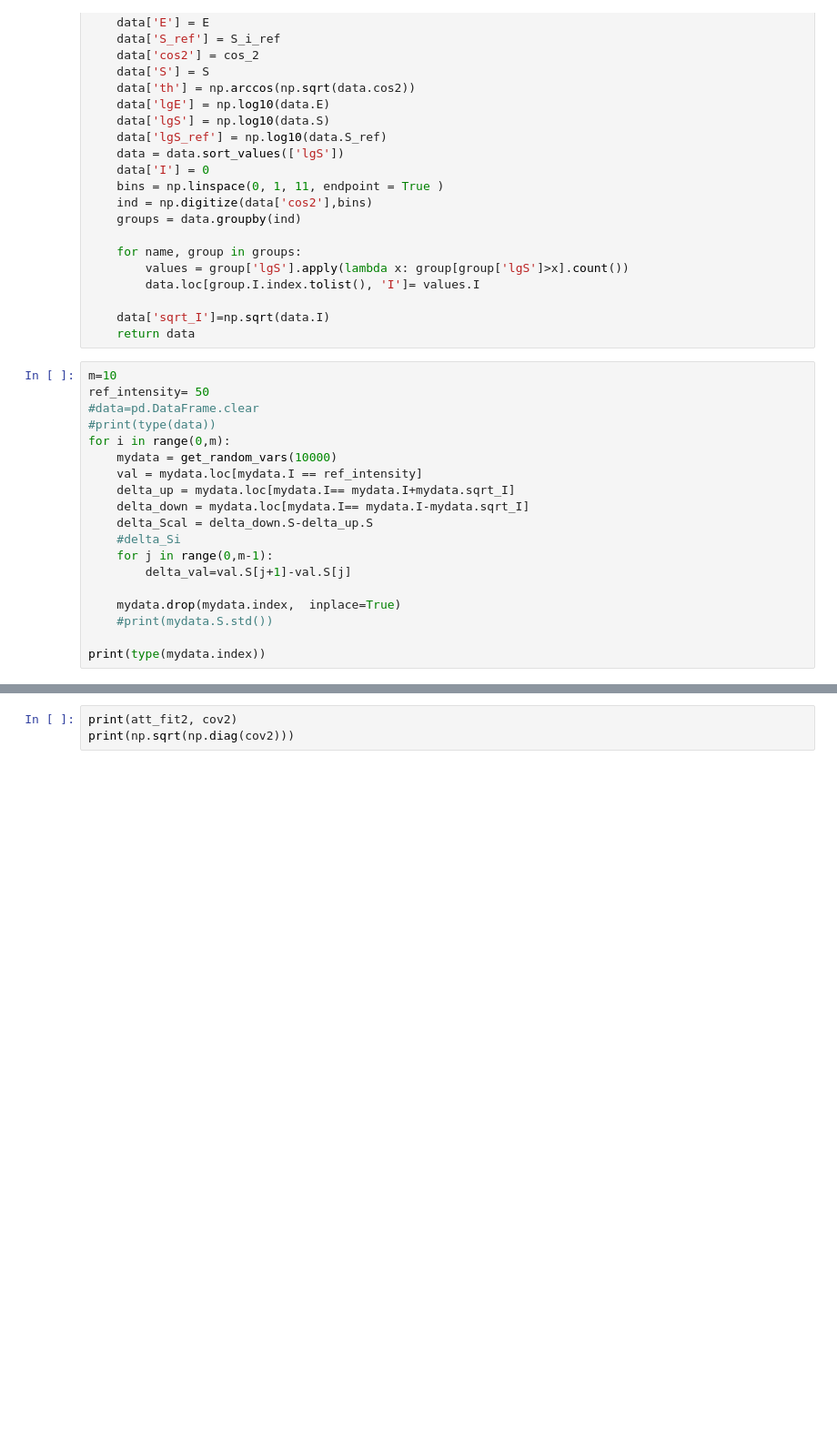
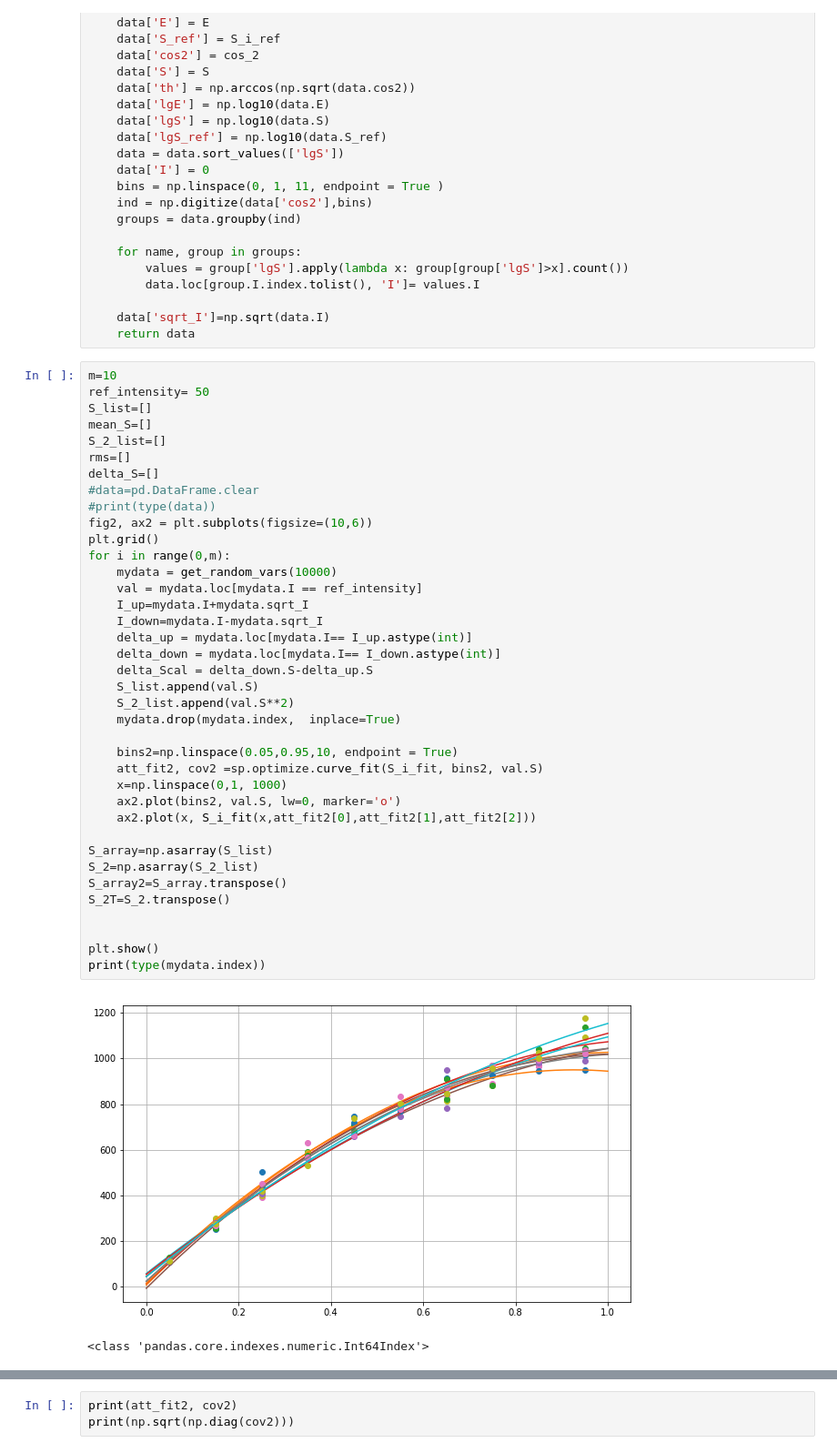
Before and after one commit to njohnsto/stage, a Jupyter notebook: TheCoolestThing.ipynb, the cells around one changed output, grey strips where cells are left out. Shown: that part at 91% size. Saved outputs shown, nothing was run; the diff lists cells and outputs as text; blank space fills up the shorter version.

```diff
--- a/TheCoolestThing.ipynb
+++ b/TheCoolestThing.ipynb
@@ -73,19 +73,41 @@ def get_random_vars(N):
 # %%
 m=10
 ref_intensity= 50
+S_list=[]
+mean_S=[]
+S_2_list=[]
+rms=[]
+delta_S=[]
 #data=pd.DataFrame.clear
 #print(type(data))
+fig2, ax2 = plt.subplots(figsize=(10,6))
+plt.grid()
 for i in range(0,m):
     mydata = get_random_vars(10000)
     val = mydata.loc[mydata.I == ref_intensity]
-    delta_up = mydata.loc[mydata.I== mydata.I+mydata.sqrt_I]
-    delta_down = mydata.loc[mydata.I== mydata.I-mydata.sqrt_I]
+    I_up=mydata.I+mydata.sqrt_I
+    I_down=mydata.I-mydata.sqrt_I
+    delta_up = mydata.loc[mydata.I== I_up.astype(int)]
+    delta_down = mydata.loc[mydata.I== I_down.astype(int)]
     delta_Scal = delta_down.S-delta_up.S
-    #delta_Si
-    for j in range(0,m-1):
-        delta_val=val.S[j+1]-val.S[j]
+    S_list.append(val.S)
+    S_2_list.append(val.S**2)
+    mydata.drop(mydata.index,  inplace=True)
 
-    mydata.drop(mydata.index,  inplace=True)
-    #print(mydata.S.std())
+    bins2=np.linspace(0.05,0.95,10, endpoint = True)
+    att_fit2, cov2 =sp.optimize.curve_fit(S_i_fit, bins2, val.S)
+    x=np.linspace(0,1, 1000)
+    ax2.plot(bins2, val.S, lw=0, marker='o')
+    ax2.plot(x, S_i_fit(x,att_fit2[0],att_fit2[1],att_fit2[2]))
 
+S_array=np.asarray(S_list)
+S_2=np.asarray(S_2_list)
+S_array2=S_array.transpose()
+S_2T=S_2.transpose()
+
+
+plt.show()
 print(type(mydata.index))
+# %% [output]
+[figure, added]
+<class 'pandas.core.indexes.numeric.Int64Index'>
```
Also changed, not shown: parts of 5 cells of this notebook.
